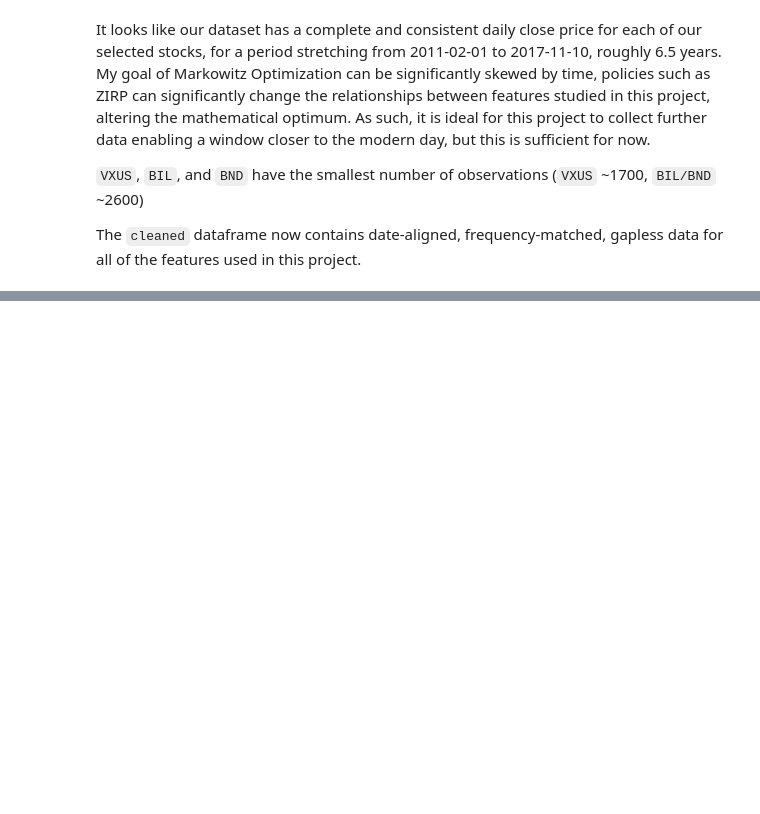
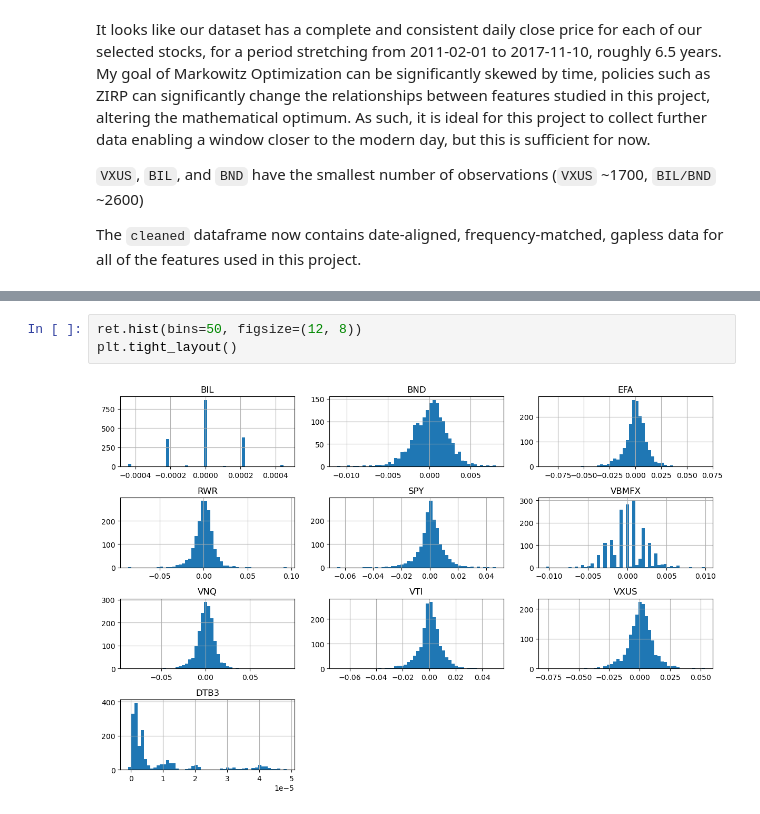
Before and after one commit to DrewsCodeLife/portfolio-lab, a Jupyter notebook: src/eda.ipynb, the cells around one changed output, grey strips where cells are left out. Cells and saved outputs as stored; diff of their text form; blank space fills up the shorter version.

```diff
--- a/src/eda.ipynb
+++ b/src/eda.ipynb
@@ -110,0 +230,5 @@ for idx, col in enumerate(list(ret.columns)):
+# %%
+ret.hist(bins=50, figsize=(12, 8))
+plt.tight_layout()
+# %% [output]
+[figure, added]
```
Also changed, not shown: parts of 16 cells of this notebook, 4 other files.
